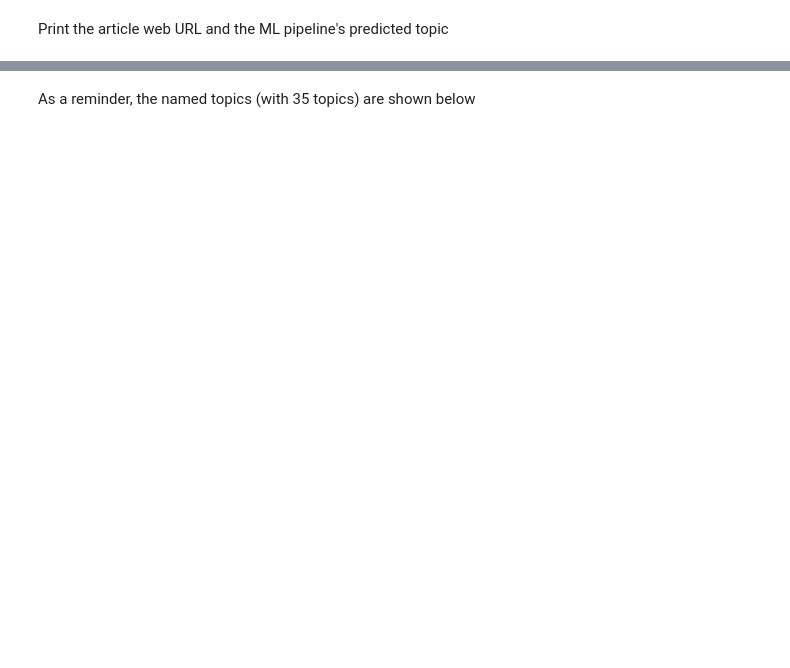
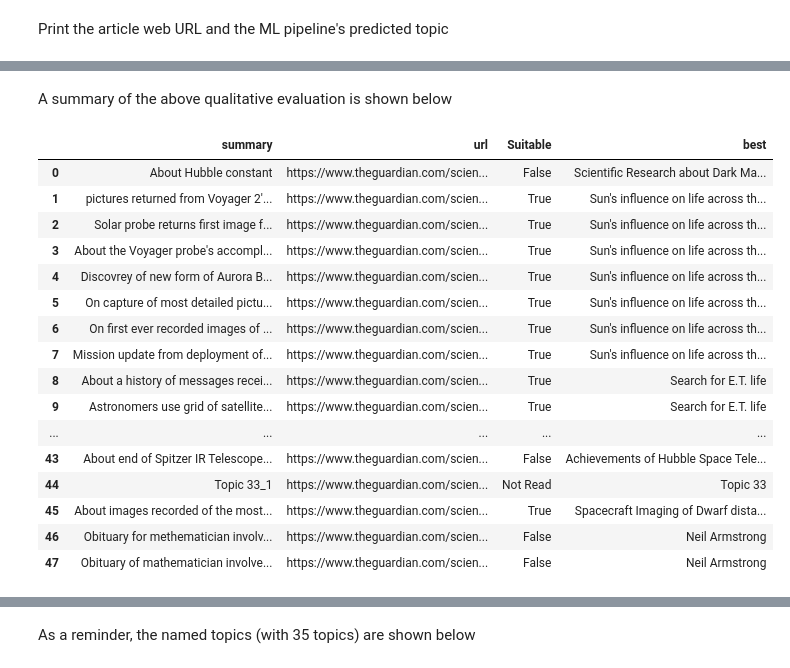
Before and after one commit to TrendingTechnology/nlp-space-news-topic-modeling, a Jupyter notebook: 8_gensim_coherence_nlp_trials_v2.ipynb, the cells around one changed output, grey strips where cells are left out. Cells and saved outputs as stored; diff of their text form; code cells hidden in the pictures; blank space fills up the shorter version.

```diff
--- a/8_gensim_coherence_nlp_trials_v2.ipynb
+++ b/8_gensim_coherence_nlp_trials_v2.ipynb
@@ -3009,0 +3225,2 @@ for k, row in df_topics_new.iterrows():
+# %% [markdown]
+A summary of the above qualitative evaluation is shown below
@@ -3009,0 +3422,28 @@ for k, row in df_topics_new.iterrows():
+# %%
+df_unseen_evaluate = (
+    pd.DataFrame.from_dict(d_unseen_evaluate, orient="index")
+    .reset_index()
+    .rename(columns={"index": "summary", 0: "url", 1: "Suitable"})
+    .assign(best=df_topics_new["best"])
+)
+df_unseen_evaluate["best"] = df_unseen_evaluate["best"].str.split("_", expand=True)[0]
+df_unseen_evaluate = df_unseen_evaluate.fillna("Not Read")
+df_unseen_evaluate
+# %% [output]
+|  | summary | url | Suitable | best |
+| 0 | About Hubble constant | https://www.theguardian.com/scien... | False | Scientific Research about Dark Ma... |
+| 1 | pictures returned from Voyager 2'... | https://www.theguardian.com/scien... | True | Sun's influence on life across th... |
+| 2 | Solar probe returns first image f... | https://www.theguardian.com/scien... | True | Sun's influence on life across th... |
+| 3 | About the Voyager probe's accompl... | https://www.theguardian.com/scien... | True | Sun's influence on life across th... |
+| 4 | Discovrey of new form of Aurora B... | https://www.theguardian.com/scien... | True | Sun's influence on life across th... |
+| 5 | On capture of most detailed pictu... | https://www.theguardian.com/scien... | True | Sun's influence on life across th... |
+| 6 | On first ever recorded images of ... | https://www.theguardian.com/scien... | True | Sun's influence on life across th... |
+| 7 | Mission update from deployment of... | https://www.theguardian.com/scien... | True | Sun's influence on life across th... |
+| 8 | About a history of messages recei... | https://www.theguardian.com/scien... | True | Search for E.T. life |
+| 9 | Astronomers use grid of satellite... | https://www.theguardian.com/scien... | True | Search for E.T. life |
+| ... | ... | ... | ... | ... |
+| 43 | About end of Spitzer IR Telescope... | https://www.theguardian.com/scien... | False | Achievements of Hubble Space Tele... |
+| 44 | Topic 33_1 | https://www.theguardian.com/scien... | Not Read | Topic 33 |
+| 45 | About images recorded of the most... | https://www.theguardian.com/scien... | True | Spacecraft Imaging of Dwarf dista... |
+| 46 | Obituary for methematician involv... | https://www.theguardian.com/scien... | False | Neil Armstrong |
+| 47 | Obituary of mathematician involve... | https://www.theguardian.com/scien... | False | Neil Armstrong |
```
Also changed, not shown: parts of 34 cells of this notebook, 8 other files.
